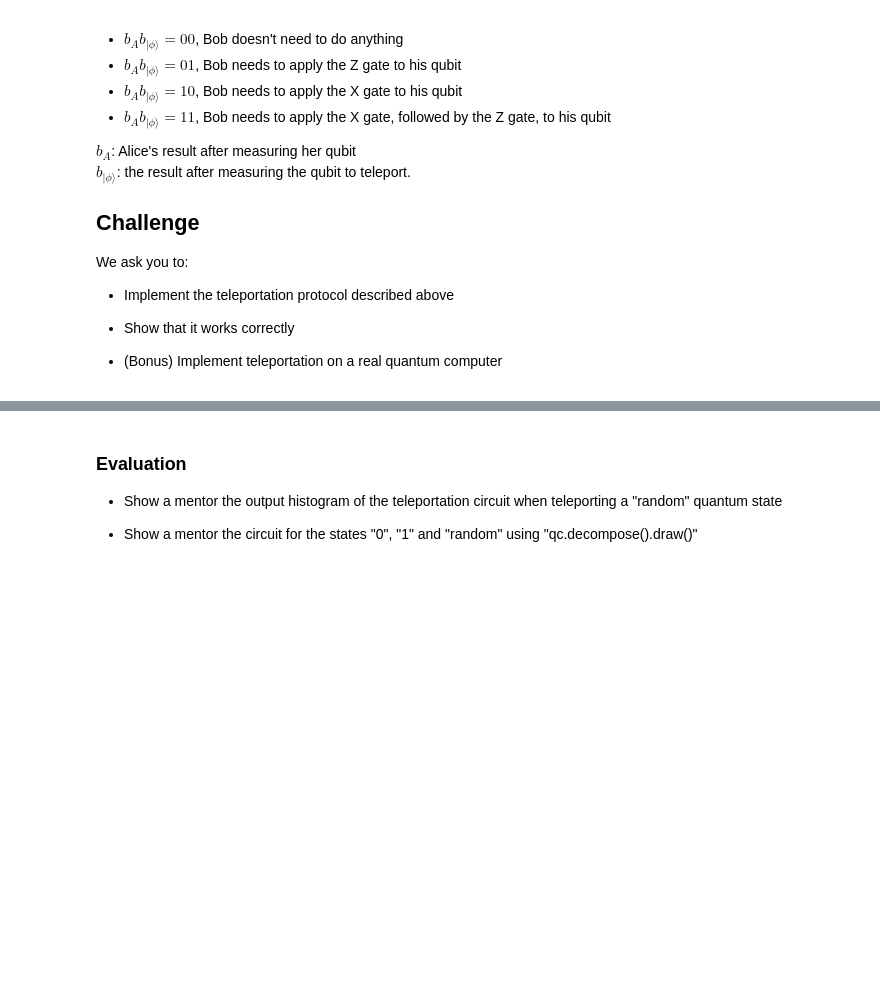
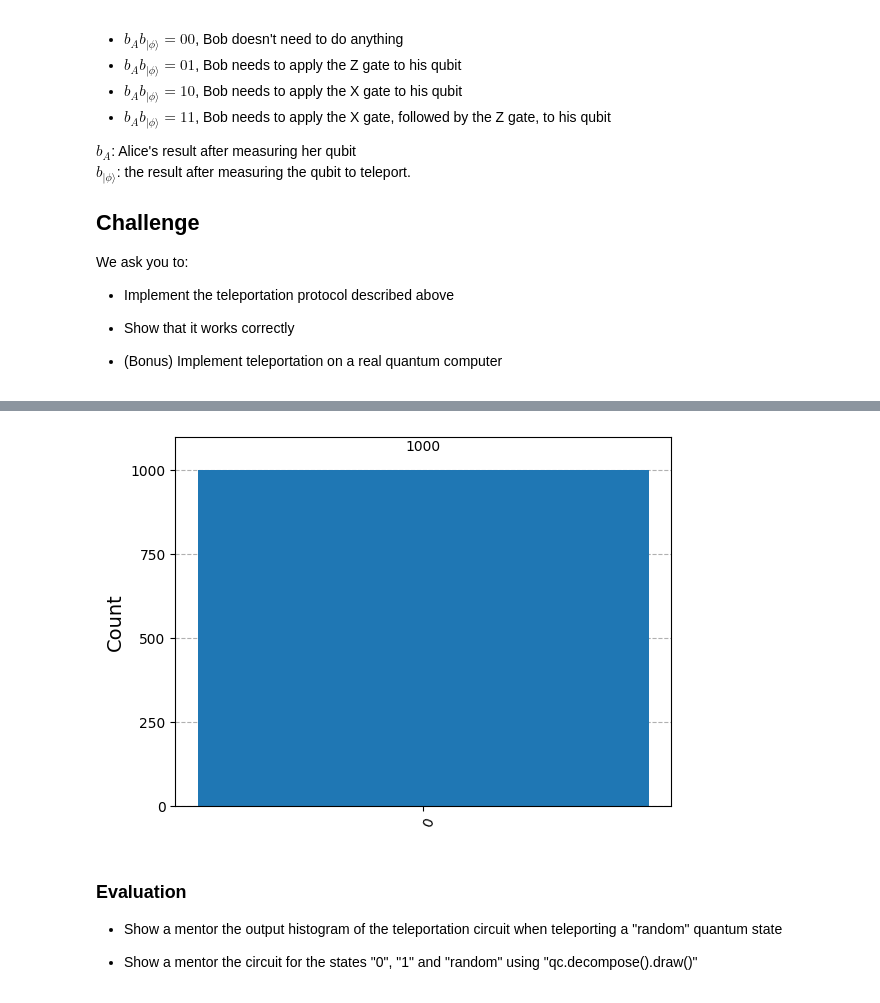
Before and after one commit to WilhemHarvey/iQuCodeFest2025-Equipe-Compile-moi-si-tu-peux, a Jupyter notebook: teleportation_superdensecoding/teleportation_superdensecoding.ipynb, the cells around one changed output, grey strips where cells are left out. Drawn from its saved outputs; the diff is of its cells as text; code cells hidden in the pictures; blank space fills up the shorter version.

```diff
--- a/teleportation_superdensecoding/teleportation_superdensecoding.ipynb
+++ b/teleportation_superdensecoding/teleportation_superdensecoding.ipynb
@@ -367,21 +435,17 @@ def create_state_phi(state: str, params: dict[str, float]) -> QuantumCircuit:
     qc = QuantumCircuit(1)
 
     if state == "0":
-        # TODO
-        #...
         pass
 
     elif state == "1":
-        # TODO
-        #...
-        pass
+        qc.x(0)
 
     elif state == "random":
         # Create a random quantum state by using the general quantum gate U from qiskit
 
         #TODO: create the random gate
         #...
-        pass
+        qc.u(params["theta"],params["phi"],params["lambda"],0)
 
     return qc
 
@@ -392,8 +456,8 @@ def prepare_entangled_qubits() -> QuantumCircuit:
     """
 
     qc = QuantumCircuit(2)
-    # TODO
-    #...
+    qc.h(0)
+    qc.cx(0,1)
 
     return qc
 
@@ -404,8 +468,8 @@ def alice_performs_a_bell_measurement() -> QuantumCircuit:
     q1 = Alice's qubit
     """
     qc = QuantumCircuit(2, 2)
-    # TODO
-    #...
+    qc.cx(0,1)
+    qc.h(0)
     qc.barrier()
     qc.measure([0, 1], [0, 1])
 
@@ -421,8 +485,9 @@ def bob_corrects_his_qubit() -> QuantumCircuit:
     q2 = Bob
     """
     qc = QuantumCircuit(3)
-    # TODO
-    #...
+
+    qc.cx(1,2)
+    qc.cz(0,2)
 
     return qc
 
@@ -448,21 +513,27 @@ def build_teleportation_circuit(state: str, params) -> QuantumCircuit:
     # Create the teleported state |phi>
     # TODO
     #...
+
+    qc.append(create_state_phi(state,params),[0])
+
     qc.barrier()
 
     # Prepare the entangled qubits
     # TODO
     #...
+    qc.append(prepare_entangled_qubits(),[1,2])
     qc.barrier()
 
     # Alice performs the bell measurements
     # TODO
     #...
+    qc.append(alice_performs_a_bell_measurement(),[0,1],[0,1])
     qc.barrier()
 
     # Bob receives the information from Alice and performs the necessary corrections on his qubit
     # TODO
     #...
+    qc.append(bob_corrects_his_qubit(),[0,1,2])
     qc.barrier()
 
     # Apply inverse of the teleported state to check if the protocol was successful!
@@ -470,6 +541,8 @@ def build_teleportation_circuit(state: str, params) -> QuantumCircuit:
     # TODO
     #...
 
+    qc.append(create_state_phi(state, params).inverse(), [2])
+
     # Measure Bob's qubit and store it's value in a classical bit
     qc.measure([2], [2])
 
@@ -483,31 +570,35 @@ circuit.decompose().draw()
 # %%
 # Run the teleportation circuit
 shots = 1000
 simulator = AerSimulator()
-state = "0"
+state = "1"
 params = {}
 # # TODO: To build the random quantum state, you need to sample randomly the three parameters of the UGate, qiskit's most general gate.
-# state = "random"
-# random_params = {"theta": None,
-#                  "phi": None,
-#                  "lam": None}
+state = "random"
+angles=np.random.rand(3)*2*np.pi
+random_params = {"theta": angles[0],
+                 "phi": angles[1],
+                 "lambda": angles[2]}
 
-qc = build_teleportation_circuit(state, params)
+qc = build_teleportation_circuit(state, random_params)
+# qc = build_teleportation_circuit(state, params)
 
 qc = transpile(qc, simulator)
 
 result = simulator.run(qc, shots=shots).result()
 
 counts = result.get_counts()
 
 # Count statistics, q2 should give the same result everytime "0" or "1" depending on which state was teleported
 # Except when the random quantum state is teleported!
 # plot_histogram(counts)
 
 # Here we only look at the result qubit at the end of the teleportation circuit
 # If it's 0, the teleportation was a success!
 filtered_statistics = marginal_distribution(counts, [2])
 display(plot_histogram(filtered_statistics))
+# %% [output]
+[figure, added]
 # %% [markdown]
 ### Evaluation
 - Show a mentor the output histogram of the teleportation circuit when teleporting a "random" quantum state
```
Also changed, not shown: parts of 8 cells of this notebook.
